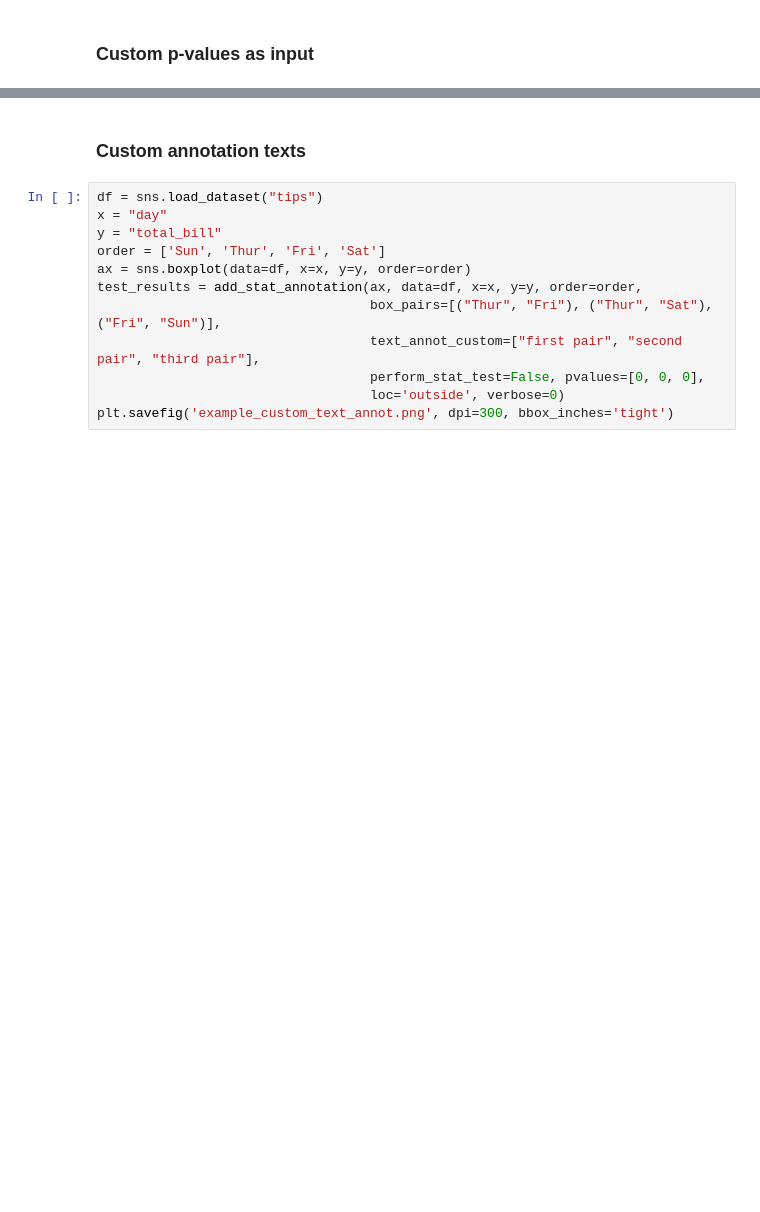
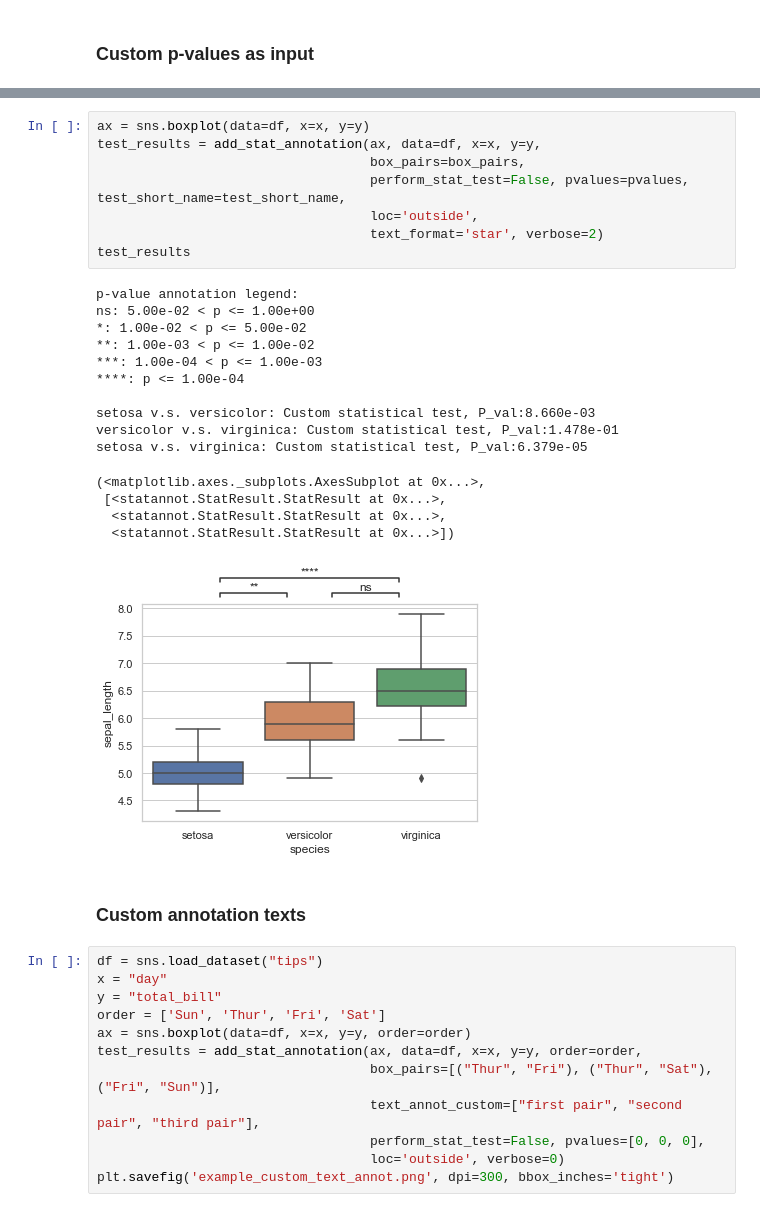
Before and after one commit to efharkin/statannot, a Jupyter notebook: example/example.ipynb, the cells around one changed output, grey strips where cells are left out. Cells and saved outputs as stored; diff of their text form; blank space fills up the shorter version.

```diff
--- a/example/example.ipynb
+++ b/example/example.ipynb
@@ -318,3 +312,27 @@ setosa v.s. virginica: Custom statistical test, P_val:6.379e-05
+# %%
+ax = sns.boxplot(data=df, x=x, y=y)
+test_results = add_stat_annotation(ax, data=df, x=x, y=y,
+                                   box_pairs=box_pairs,
+                                   perform_stat_test=False, pvalues=pvalues, test_short_name=test_short_name,
+                                   loc='outside',
+                                   text_format='star', verbose=2)
+test_results
+# %% [output]
+p-value annotation legend:
+ns: 5.00e-02 < p <= 1.00e+00
+*: 1.00e-02 < p <= 5.00e-02
+**: 1.00e-03 < p <= 1.00e-02
+***: 1.00e-04 < p <= 1.00e-03
+****: p <= 1.00e-04
+
+setosa v.s. versicolor: Custom statistical test, P_val:8.660e-03
+versicolor v.s. virginica: Custom statistical test, P_val:1.478e-01
+setosa v.s. virginica: Custom statistical test, P_val:6.379e-05
+(<matplotlib.axes._subplots.AxesSubplot at 0x...>,
+ [<statannot.StatResult.StatResult at 0x...>,
+  <statannot.StatResult.StatResult at 0x...>,
+  <statannot.StatResult.StatResult at 0x...>])
+[figure, added]
 # %% [markdown]
 ### Custom annotation texts
 # %%
```
Also changed, not shown: parts of 11 cells of this notebook, 8 other files.
